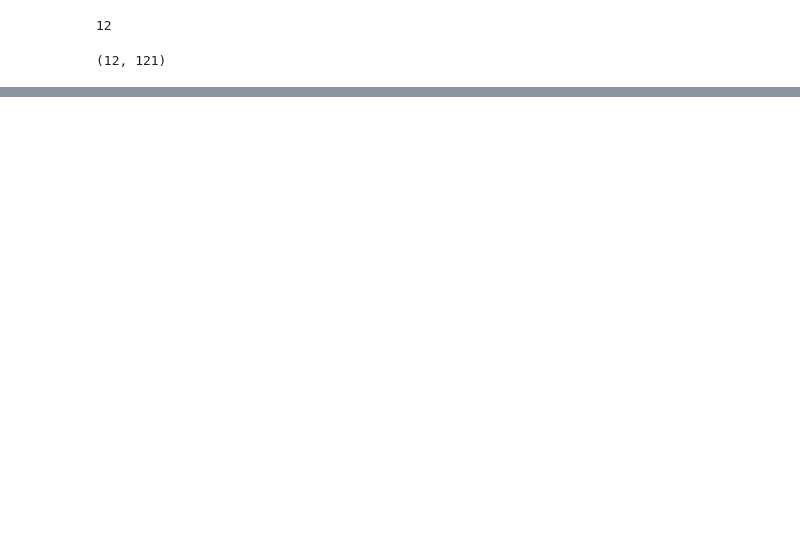
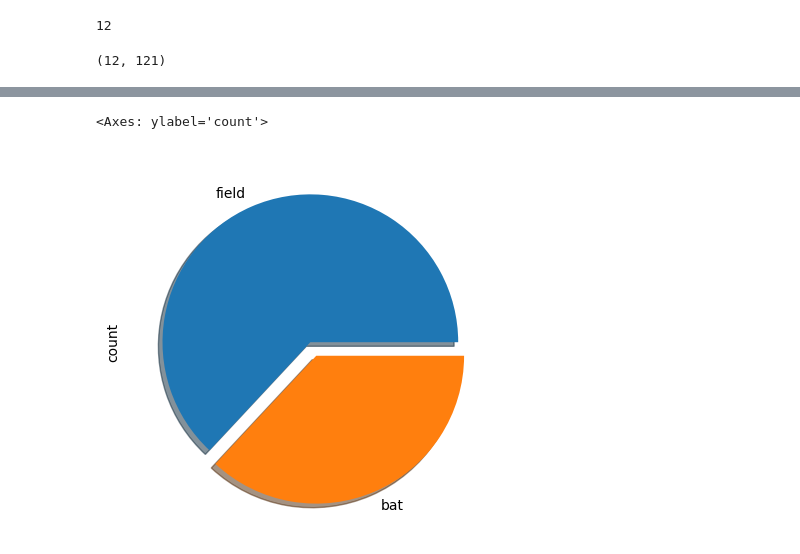
Before and after one commit to akhileshdutt/DataScience_learning, a Jupyter notebook: Revision_libraries/pandas.ipynb, the cells around one changed output, grey strips where cells are left out. Drawn from its saved outputs; the diff is of its cells as text; code cells hidden in the pictures; blank space fills up the shorter version.

```diff
--- a/Revision_libraries/pandas.ipynb
+++ b/Revision_libraries/pandas.ipynb
@@ -1469,0 +1586,3 @@ print(track_reco(team1, team2))
+# %%
+ipl = pd.read_csv("ipl-matches.csv")
+ipl.head(3)
@@ -1469,0 +1615,6 @@ print(track_reco(team1, team2))
+# %%
+# toss decsion plot
+ipl["TossDecision"].value_counts().plot(kind="pie",explode=(0,0.1),shadow=True)
+# %% [output]
+<Axes: ylabel='count'>
+[figure, added]
```
Also changed, not shown: parts of 27 cells of this notebook.
